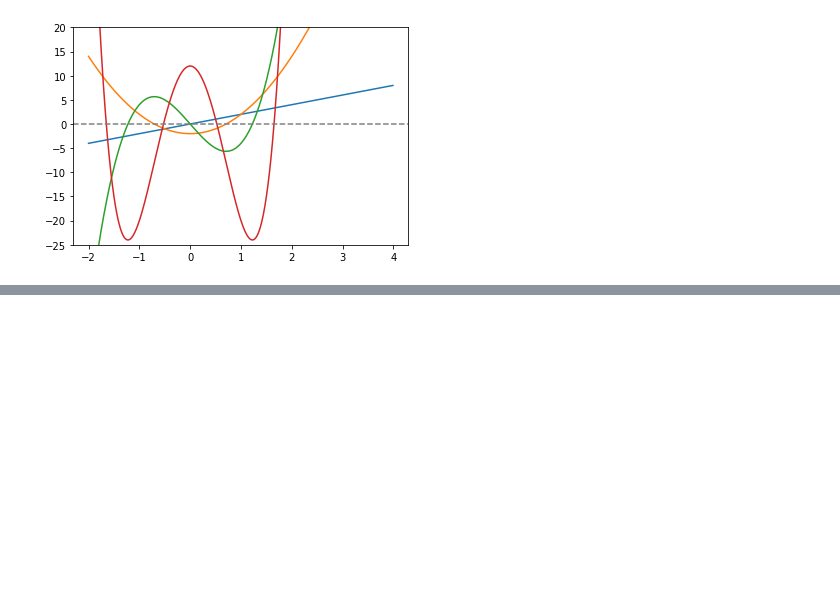
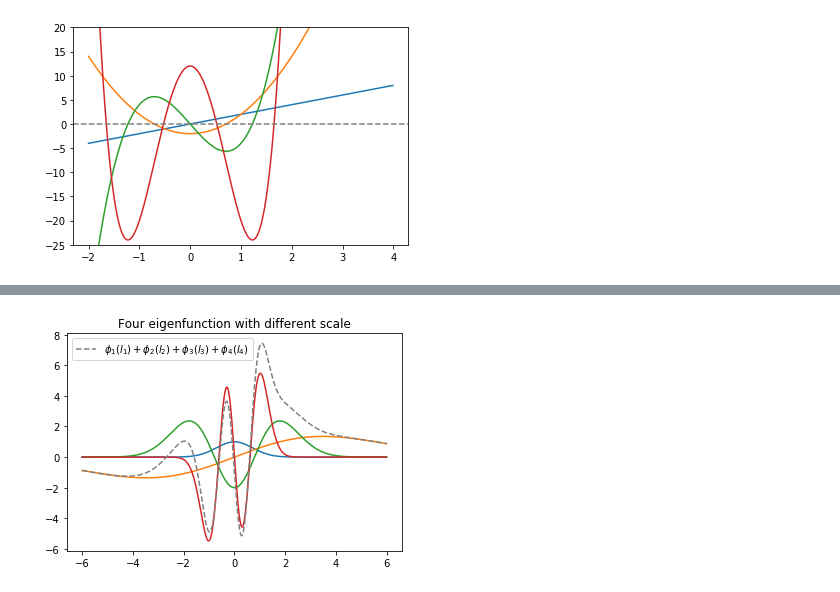
Before and after one commit to notblank/Gaussian-Processes, a Jupyter notebook: Spectral densities and kernels.ipynb, the cells around one changed output, grey strips where cells are left out. Drawn from its saved outputs; the diff is of its cells as text; code cells hidden in the pictures; blank space fills up the shorter version.

```diff
--- a/Spectral densities and kernels.ipynb
+++ b/Spectral densities and kernels.ipynb
@@ -40,0 +95,16 @@ plt.show()
+# %%
+y0 = eFunRFB(x, 0, s, 0.1)
+y1 = eFunRFB(x, 1, s, 2)
+y2 = eFunRFB(x, 2, s, 0.25)
+y3 = eFunRFB(x, 3, s, 0.05)
+
+plt.plot(x, y0)
+plt.plot(x, y1)
+plt.plot(x, y2)
+plt.plot(x, y3)
+plt.plot(x, y0 + y1 + y2 + y3, label = '$\phi_1(l_1) + \phi_2(l_2) + \phi_3(l_3) + \phi_4(l_4)$', color = 'grey', linestyle = '--')
+plt.legend()
+plt.title('Four eigenfunction with different scale')
+plt.show()
+# %% [output]
+[figure, added]
```
Also changed, not shown: parts of 10 cells of this notebook.
